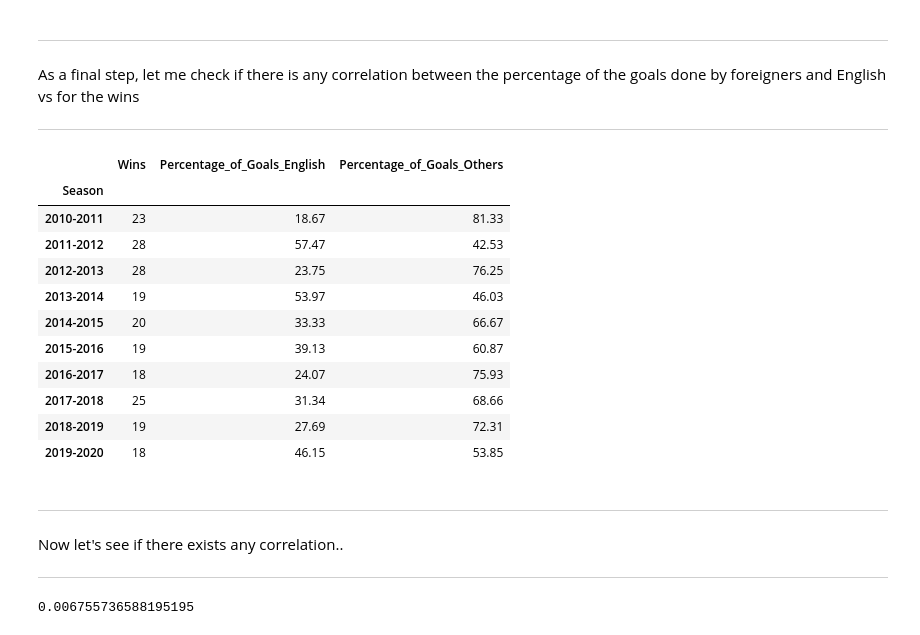
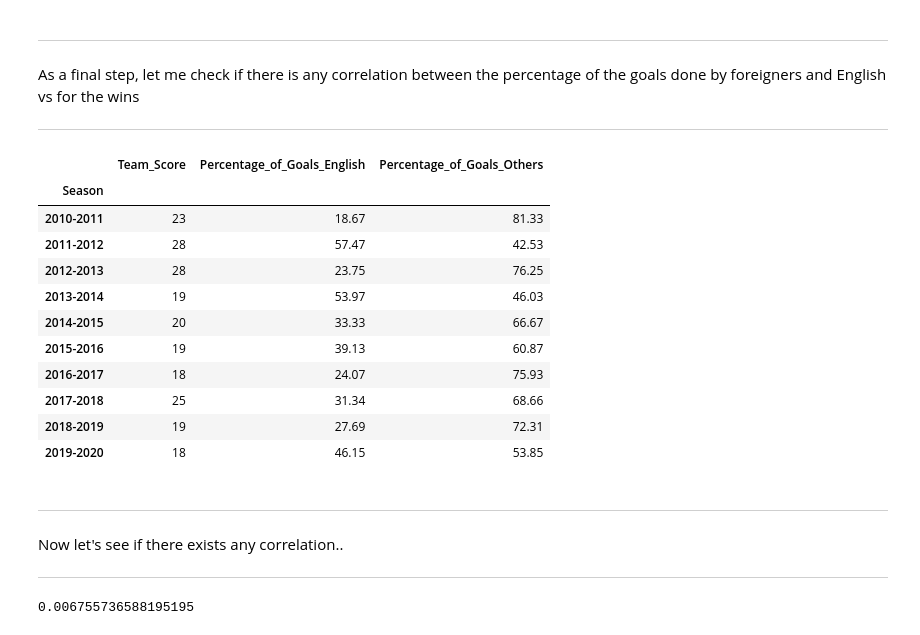
Before and after one commit to ayktonr/uol_dsc020_cw, a Jupyter notebook: cw_main.ipynb, the cells around one changed output. Saved outputs shown, nothing was run; the diff lists cells and outputs as text; code cells hidden in the pictures.

```diff
--- a/cw_main.ipynb
+++ b/cw_main.ipynb
@@ -427,12 +479,14 @@ df_goals_english
 Second, others...
 ***
 # %%
-df_goals_others = df_all_seasons_squad_clean.loc[~(df_all_seasons_squad_clean.Nation=='ENG')]
+df_goals_Others = df_all_seasons_mUtd_clean.loc[~(df_all_seasons_mUtd_clean.Nation==ENGLAND)]
 
 
-df_goals_others = df_goals_others.groupby('Season').sum()[['Goals']]
+df_goals_Others = (df_goals_Others.groupby('Season')
+                                  .sum()[['Goals']]
+                  )
 
-df_goals_others
+df_goals_Others
 # %% [output]
 |  | Goals |
 | Season |  |
@@ -454,14 +508,14 @@ Merging these 2 tables to before plotting and calculate the percentage of the go
 ***
 # %%
 #Renaming the 'Goals' columns before merging...
-df_goals_english= df_goals_english.rename(columns={'Goals': 'Goals_English'})
-df_goals_others = df_goals_others.rename(columns={'Goals': 'Goals_Others'})
+df_goals_English= df_goals_English.rename(columns={'Goals': 'Goals_English'})
+df_goals_Others = df_goals_Others.rename(columns={'Goals': 'Goals_Others'})
 
 #Now merging 2 dataframes aboved based on index, which is 'Season'..
-df_goals_final = pd.merge(df_goals_english, df_goals_others, left_index=True, right_index=True)
+df_goals_all_nations = pd.merge(df_goals_English, df_goals_Others, left_index=True, right_index=True)
 
 
-df_goals_final
+df_goals_all_nations
 # %% [output]
 |  | Goals_English | Goals_Others |
 | Season |  |  |
@@ -484,20 +538,25 @@ Percentage calculation..
 ***
 # %%
 #finding out percentage of each one..
-df_goals_final = percentage_data(df_goals_final, df_goals_final.Goals_English,
-                                        (df_goals_final.Goals_English + df_goals_final.Goals_Others),
-                                 'Percentage_of_Goals_English')
+df_goals_all_nations = percentage_data(df_goals_all_nations
+                                       ,df_goals_all_nations.Goals_English
+                                       , (df_goals_all_nations.Goals_English
+                                          + df_goals_all_nations.Goals_Others)
+                                       ,'Percentage_of_Goals_English'
+                                      )
 
-df_goals_final = percentage_data(df_goals_final, df_goals_final.Goals_Others,
-                                        (df_goals_final.Goals_English + df_goals_final.Goals_Others),
-                                 'Percentage_of_Goals_Others')
+df_goals_all_nations = percentage_data(df_goals_all_nations
+                                      ,df_goals_all_nations.Goals_Others
+                                      ,(df_goals_all_nations.Goals_English
+                                        + df_goals_all_nations.Goals_Others)
+                                      ,'Percentage_of_Goals_Others')
 
 
 #fetching only the percentage values since the goal values are not needed anymore..
-df_goals_final = df_goals_final [['Percentage_of_Goals_English', 'Percentage_of_Goals_Others']]
+df_goals_all_nations = df_goals_all_nations [['Percentage_of_Goals_English', 'Percentage_of_Goals_Others']]
 
 
-df_goals_final
+df_goals_all_nations
 # %% [output]
 |  | Percentage_of_Goals_English | Percentage_of_Goals_Others |
 | Season |  |  |
@@ -534,11 +593,14 @@ and English vs for the wins
 
 ***
 # %%
-df_goals_final_w_wins = pd.merge(df_players_w_percentage.Wins, df_goals_final, left_index=True, right_index=True)
+df_goals_all_nations_with_team_score = pd.merge(df_players_with_percentage.Team_Score
+                                                ,df_goals_all_nations
+                                                ,left_index=True
+                                                ,right_index=True)
 
-df_goals_final_w_wins
+df_goals_all_nations_with_team_score
 # %% [output]
-|  | Wins | Percentage_of_Goals_English | Percentage_of_Goals_Others |
+|  | Team_Score | Percentage_of_Goals_English | Percentage_of_Goals_Others |
 | Season |  |  |  |
 | 2010-2011 | 23 | 18.67 | 81.33 |
 | 2011-2012 | 28 | 57.47 | 42.53 |
@@ -556,8 +618,8 @@ df_goals_final_w_wins
 Now let's see if there exists any correlation..
 
 ***
-# %%
-df_goals_final_w_wins.Wins.corr(df_goals_final_w_wins.Percentage_of_Goals_Others)
-# %% [output]
-0.006755736588195195
+# %%
+df_goals_all_nations_with_team_score.Team_Score.corr(df_goals_all_nations_with_team_score.Percentage_of_Goals_Others)
+# %% [output]
+0.006755736588195195
 # %%
```
Also changed, not shown: parts of 41 cells of this notebook, 2 other files.
